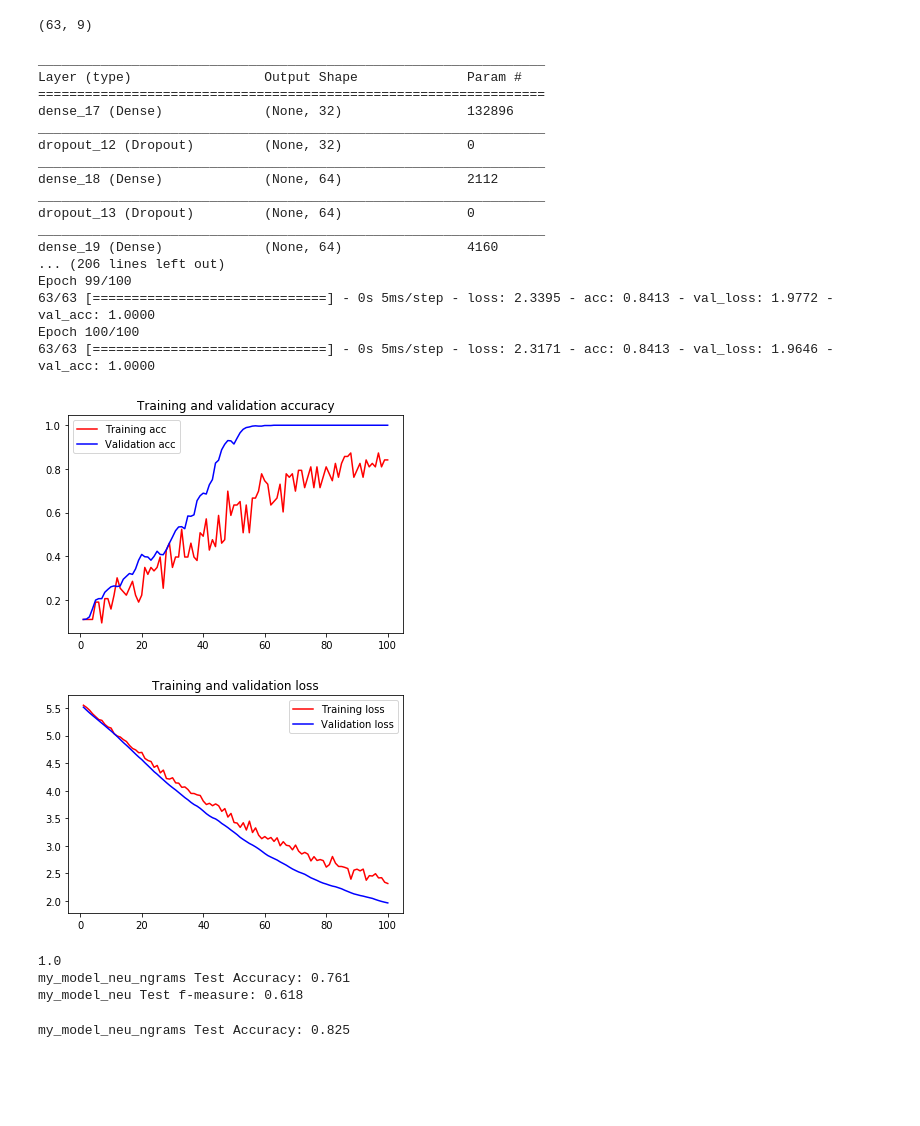
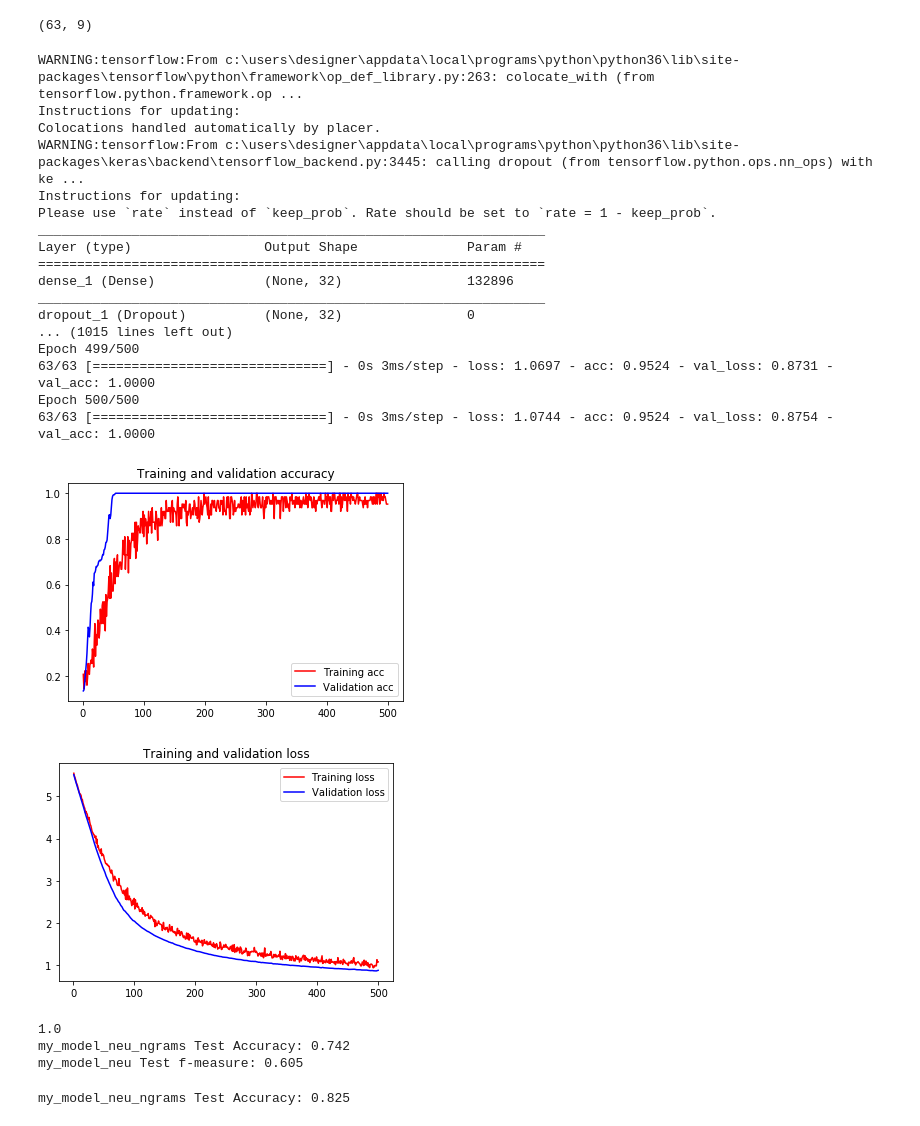
Before and after one commit to ErfanThinker/PAN19, a Jupyter notebook: my_solution.ipynb, the cells around one changed output. Cells and saved outputs as stored; diff of their text form; code cells hidden in the pictures; blank space fills up the shorter version.

```diff
--- a/my_solution.ipynb
+++ b/my_solution.ipynb
@@ -302,7 +302,7 @@ neu_ng.compile(optimizer=optimizers.Adam(lr=1e-4),
 neu_ng.summary()
 history = neu_ng.fit(X_scaled_train_data_ngrams, y_train,
                     validation_data=(X_scaled_val_data_ngrams, y_val),
-                    epochs=100,
+                    epochs=500,
                     batch_size=class_size,
                     callbacks=callbacks_list_neu_ngrams,
                     verbose= 1
@@ -315,51 +315,51 @@ val_loss = history.history['val_loss']
 epochs = range(1, len(acc) + 1)
 
 plt.plot(epochs, acc, 'r', label='Training acc')
 plt.plot(epochs, val_acc, 'b', label='Validation acc')
 plt.title('Training and validation accuracy')
 plt.legend()
 
 plt.figure()
 
 plt.plot(epochs, loss, 'r', label='Training loss')
 plt.plot(epochs, val_loss, 'b', label='Validation loss')
 plt.title('Training and validation loss')
 plt.legend()
 
 plt.show()
 print(max(val_acc))
 l_model = load_model('my_model_neu_ngrams.h5')
 yhat = l_model.predict(scaled_test_data_ngrams)
 yhat = argmax(yhat, axis=1)
 acc = accuracy_score(test_labels, yhat)
 print('my_model_neu_ngrams Test Accuracy: %.3f' % acc)
 
 f_measure = f1_score(test_labels, yhat, average='macro')
 
 print('my_model_neu Test f-measure: %.3f' % f_measure)
 # %% [output]
+WARNING:tensorflow:From c:\users\designer\appdata\local\programs\python\python36\lib\site-packages\tensorflow\python\framework\op_def_library.py:263: colocate_with (from tensorflow.python.framework.op ...
+Instructions for updating:
+Colocations handled automatically by placer.
+WARNING:tensorflow:From c:\users\designer\appdata\local\programs\python\python36\lib\site-packages\keras\backend\tensorflow_backend.py:3445: calling dropout (from tensorflow.python.ops.nn_ops) with ke ...
+Instructions for updating:
+Please use `rate` instead of `keep_prob`. Rate should be set to `rate = 1 - keep_prob`.
 _________________________________________________________________
 Layer (type)                 Output Shape              Param #
 =================================================================
-dense_17 (Dense)             (None, 32)                132896
+dense_1 (Dense)              (None, 32)                132896
 _________________________________________________________________
-dropout_12 (Dropout)         (None, 32)                0
-_________________________________________________________________
-dense_18 (Dense)             (None, 64)                2112
-_________________________________________________________________
-dropout_13 (Dropout)         (None, 64)                0
-_________________________________________________________________
-dense_19 (Dense)             (None, 64)                4160
-... (206 lines left out)
-Epoch 99/100
-63/63 [==============================] - 0s 5ms/step - loss: 2.3395 - acc: 0.8413 - val_loss: 1.9772 - val_acc: 1.0000
-Epoch 100/100
-63/63 [==============================] - 0s 5ms/step - loss: 2.3171 - acc: 0.8413 - val_loss: 1.9646 - val_acc: 1.0000
+dropout_1 (Dropout)          (None, 32)                0
+... (1015 lines left out)
+Epoch 499/500
+63/63 [==============================] - 0s 3ms/step - loss: 1.0697 - acc: 0.9524 - val_loss: 0.8731 - val_acc: 1.0000
+Epoch 500/500
+63/63 [==============================] - 0s 3ms/step - loss: 1.0744 - acc: 0.9524 - val_loss: 0.8754 - val_acc: 1.0000
-[figure, old version]
+[figure, new version]
-[figure, old version]
+[figure, new version]
 1.0
-my_model_neu_ngrams Test Accuracy: 0.761
-my_model_neu Test f-measure: 0.618
+my_model_neu_ngrams Test Accuracy: 0.742
+my_model_neu Test f-measure: 0.605
 # %%
 l_model = load_model('my_model_neu_ngrams.h5')
 yhat = l_model.predict(scaled_test_data_ngrams)
```
Also changed, not shown: parts of 7 cells of this notebook.
